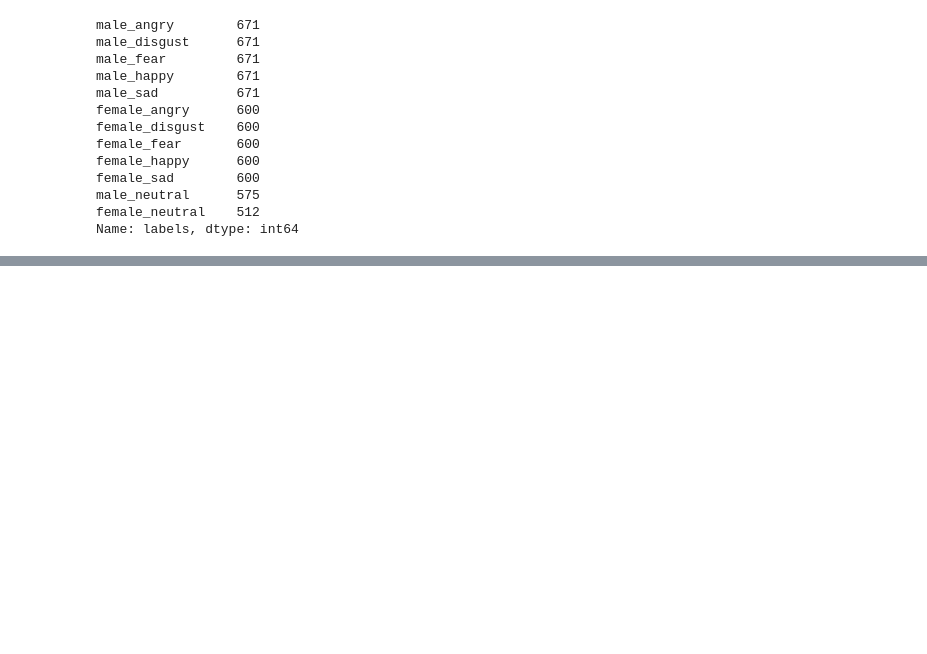
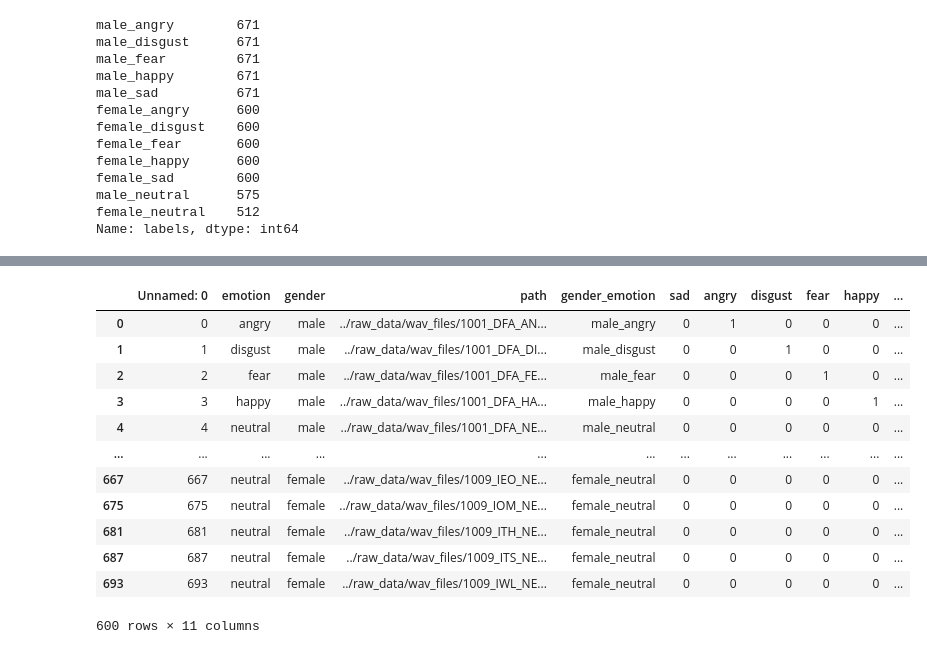
Before and after one commit to geowilso/speech-emotion-recognition, a Jupyter notebook: notebooks/geowilso_modeling.ipynb, the cells around one changed output, grey strips where cells are left out. Drawn from its saved outputs; the diff is of its cells as text; code cells hidden in the pictures; blank space fills up the shorter version.

```diff
--- a/notebooks/geowilso_modeling.ipynb
+++ b/notebooks/geowilso_modeling.ipynb
@@ -441,0 +445,16 @@ accuracy: 43.33%
+# %%
+CREMA_sample
+# %% [output]
+|  | Unnamed: 0 | emotion | gender | path | gender_emotion | sad | angry | disgust | fear | happy | ... |
+| 0 | 0 | angry | male | ../raw_data/wav_files/1001_DFA_AN... | male_angry | 0 | 1 | 0 | 0 | 0 | ... |
+| 1 | 1 | disgust | male | ../raw_data/wav_files/1001_DFA_DI... | male_disgust | 0 | 0 | 1 | 0 | 0 | ... |
+| 2 | 2 | fear | male | ../raw_data/wav_files/1001_DFA_FE... | male_fear | 0 | 0 | 0 | 1 | 0 | ... |
+| 3 | 3 | happy | male | ../raw_data/wav_files/1001_DFA_HA... | male_happy | 0 | 0 | 0 | 0 | 1 | ... |
+| 4 | 4 | neutral | male | ../raw_data/wav_files/1001_DFA_NE... | male_neutral | 0 | 0 | 0 | 0 | 0 | ... |
+| ... | ... | ... | ... | ... | ... | ... | ... | ... | ... | ... | ... |
+| 667 | 667 | neutral | female | ../raw_data/wav_files/1009_IEO_NE... | female_neutral | 0 | 0 | 0 | 0 | 0 | ... |
+| 675 | 675 | neutral | female | ../raw_data/wav_files/1009_IOM_NE... | female_neutral | 0 | 0 | 0 | 0 | 0 | ... |
+| 681 | 681 | neutral | female | ../raw_data/wav_files/1009_ITH_NE... | female_neutral | 0 | 0 | 0 | 0 | 0 | ... |
+| 687 | 687 | neutral | female | ../raw_data/wav_files/1009_ITS_NE... | female_neutral | 0 | 0 | 0 | 0 | 0 | ... |
+| 693 | 693 | neutral | female | ../raw_data/wav_files/1009_IWL_NE... | female_neutral | 0 | 0 | 0 | 0 | 0 | ... |
+600 rows × 11 columns
```
Also changed, not shown: parts of 12 cells of this notebook, 1 other file.
